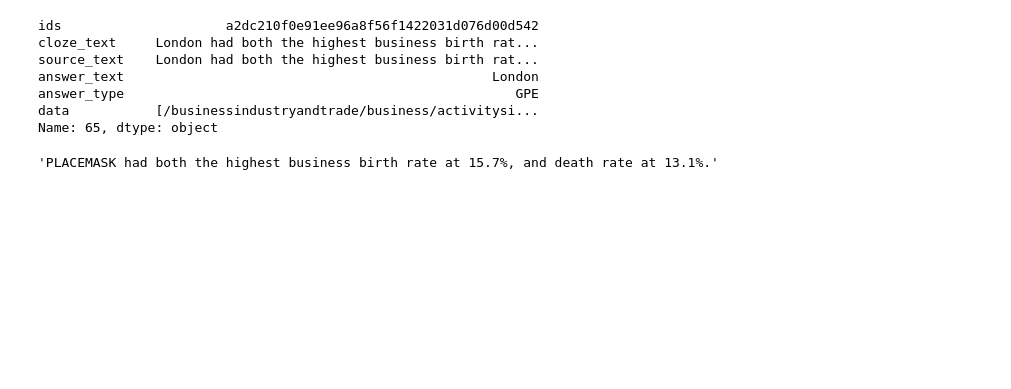
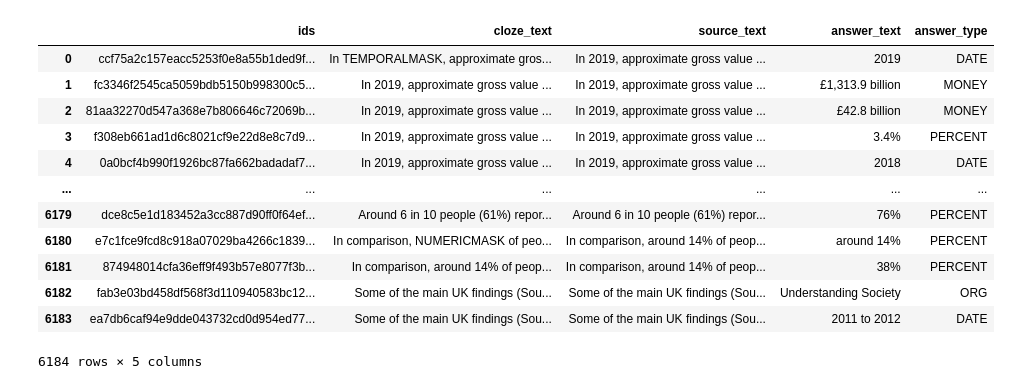
Before and after one commit to pafitis/thesis, a Jupyter notebook: data_exploration.ipynb, the cells around one changed output. Saved outputs shown, nothing was run; the diff lists cells and outputs as text; code cells hidden in the pictures; blank space fills up the shorter version.

```diff
--- a/data_exploration.ipynb
+++ b/data_exploration.ipynb
@@ -125,10 +73,16 @@ Cloze(cloze_id='a2dc210f0e91ee96a8f56f1422031d076d00d542', source_text=London ha
 # %%
-clozes_df.iloc[65]
+clozes_df
 # %% [output]
+|  | ids | cloze_text | source_text | answer_text | answer_type |
+| 0 | ccf75a2c157eacc5253f0e8a55b1ded9f... | In TEMPORALMASK, approximate gros... | In 2019, approximate gross value ... | 2019 | DATE |
+| 1 | fc3346f2545ca5059bdb5150b998300c5... | In 2019, approximate gross value ... | In 2019, approximate gross value ... | £1,313.9 billion | MONEY |
+| 2 | 81aa32270d547a368e7b806646c72069b... | In 2019, approximate gross value ... | In 2019, approximate gross value ... | £42.8 billion | MONEY |
+| 3 | f308eb661ad1d6c8021cf9e22d8e8c7d9... | In 2019, approximate gross value ... | In 2019, approximate gross value ... | 3.4% | PERCENT |
+| 4 | 0a0bcf4b990f1926bc87fa662badadaf7... | In 2019, approximate gross value ... | In 2019, approximate gross value ... | 2018 | DATE |
+| ... | ... | ... | ... | ... | ... |
+| 6179 | dce8c5e1d183452a3cc887d90ff0f64ef... | Around 6 in 10 people (61%) repor... | Around 6 in 10 people (61%) repor... | 76% | PERCENT |
+| 6180 | e7c1fce9fcd8c918a07029ba4266c1839... | In comparison, NUMERICMASK of peo... | In comparison, around 14% of peop... | around 14% | PERCENT |
+| 6181 | 874948014cfa36eff9f493b57e8077f3b... | In comparison, around 14% of peop... | In comparison, around 14% of peop... | 38% | PERCENT |
+| 6182 | fab3e03bd458df568f3d110940583bc12... | Some of the main UK findings (Sou... | Some of the main UK findings (Sou... | Understanding Society | ORG |
+| 6183 | ea7db6caf94e9dde043732cd0d954ed77... | Some of the main UK findings (Sou... | Some of the main UK findings (Sou... | 2011 to 2012 | DATE |
-ids                     a2dc210f0e91ee96a8f56f1422031d076d00d542
-cloze_text     London had both the highest business birth rat...
-source_text    London had both the highest business birth rat...
-answer_text                                               London
-answer_type                                                  GPE
-data           [/businessindustryandtrade/business/activitysi...
-Name: 65, dtype: object
+6184 rows × 5 columns
@@ -137,4 +88,0 @@ from helpers.cloze_generation import mask_answer
-# %%
-mask_answer('London had both the highest business birth rate at 15.7%, and death rate at 13.1%.', 'London', 0, 'GPE')
-# %% [output]
-'PLACEMASK had both the highest business birth rate at 15.7%, and death rate at 13.1%.'
```
Also changed, not shown: parts of 16 cells of this notebook, 3 other files.
